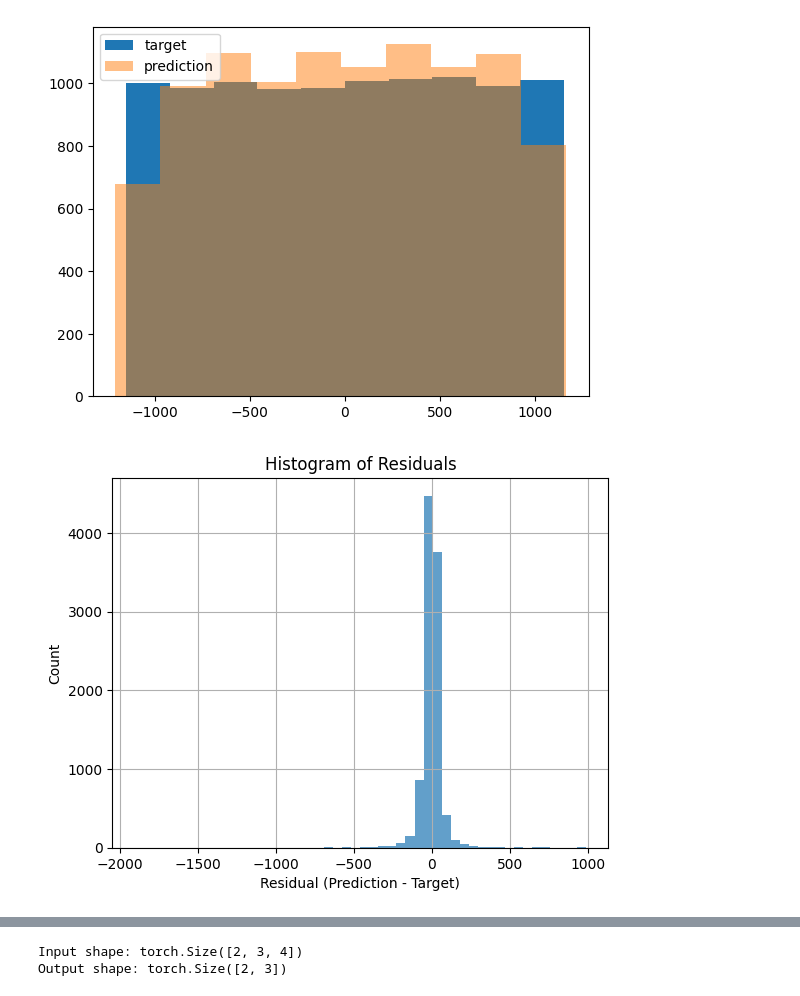
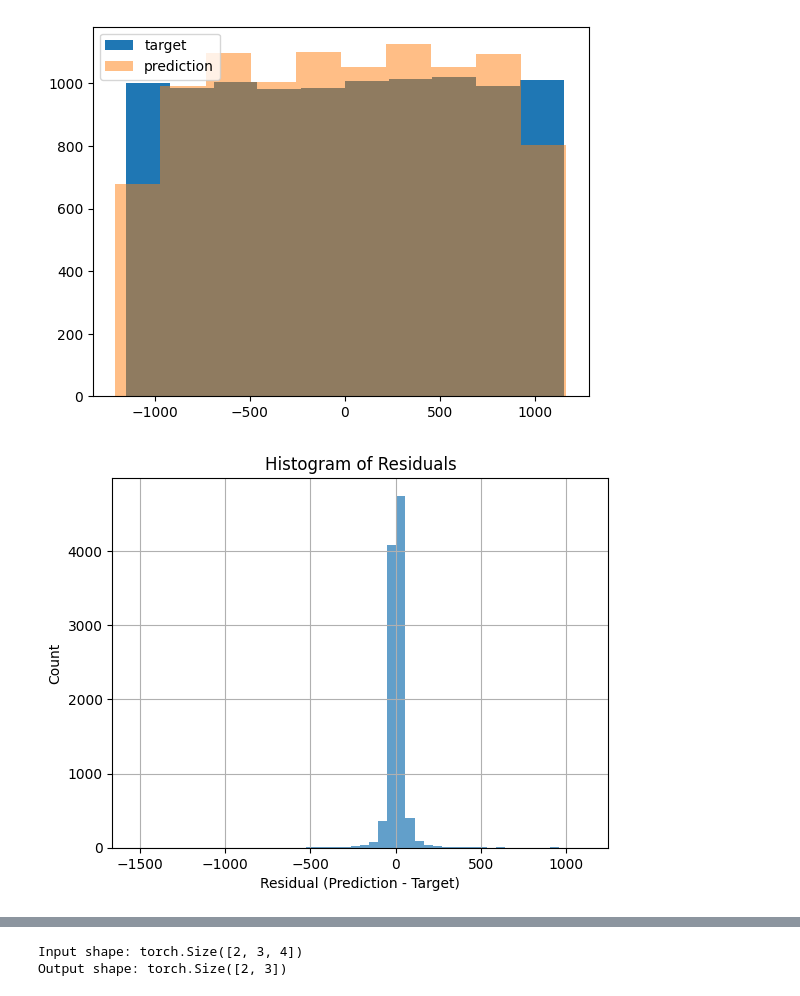
Before and after one commit to urquhard/AdvancedTutorial, a Jupyter notebook: code/Test_1.ipynb, the cells around one changed output, grey strips where cells are left out. Drawn from its saved outputs; the diff is of its cells as text; code cells hidden in the pictures.

```diff
--- a/code/Test_1.ipynb
+++ b/code/Test_1.ipynb
@@ -125,7 +125,8 @@ plt.show()
 # %% [output]
 [figure]
 # %%
-df = pd.read_csv("/home/nda70/data/output.csv")
+df = pd.read_csv("/home/nda70/data/output_my.csv")
+df_before = pd.read_csv("/home/nda70/data/output.csv")
 # %%
 df
 # %% [output]
@@ -151,15 +152,16 @@ plt.legend()
 [figure]
 # %%
 residuals = df["prediction"] - df["target"]
+resid_2 =
 
 plt.hist(residuals, bins=50, alpha=0.7)
 plt.xlabel("Residual (Prediction - Target)")
 plt.ylabel("Count")
 plt.title("Histogram of Residuals")
 plt.grid(True)
 plt.show()
 # %% [output]
-[figure, old version]
+[figure, new version]
 # %%
 plt.scatter(df["target"], residuals, alpha=0.5, s=10)
 plt.xlabel("True z-position")
```
Also changed, not shown: parts of 1 cell of this notebook, 1 other file.
